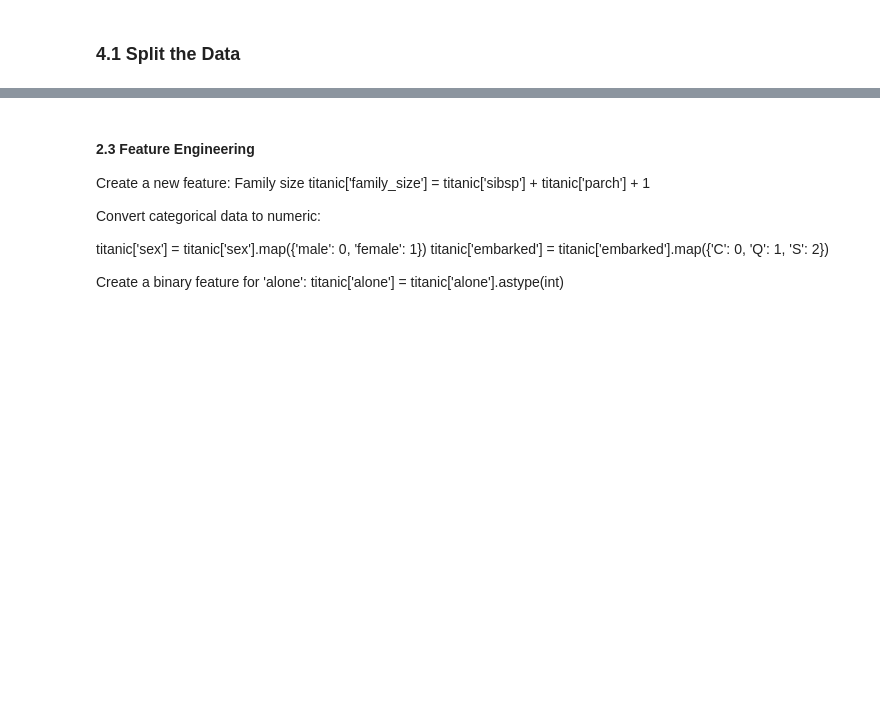
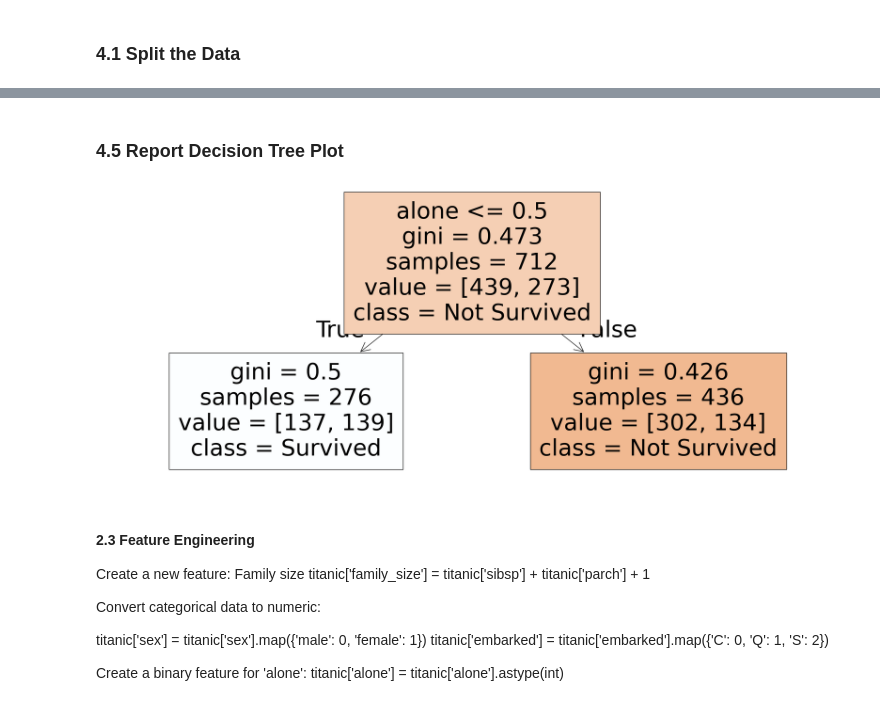
Before and after one commit to ericmeyer1/applied-ml-eric, a Jupyter notebook: lab03/ml03_eric.ipynb, the cells around one changed output, grey strips where cells are left out. Drawn from its saved outputs; the diff is of its cells as text; code cells hidden in the pictures; blank space fills up the shorter version.

```diff
--- a/lab03/ml03_eric.ipynb
+++ b/lab03/ml03_eric.ipynb
@@ -162,27 +102,0 @@ plt.show()
-# %%
-# Set a stylish Seaborn theme
-sns.set_style("whitegrid")
-
-# Create a countplot with better aesthetics
-plt.figure(figsize=(8, 5))
-ax = sns.countplot(
-    x="class", hue="survived", data=data_frame,
-    palette="coolwarm",
-    edgecolor="black", linewidth=1.5
-)
-
-# Add labels and title with styling
-plt.title('Class Distribution by Survival', fontsize=14, fontweight="bold")
-plt.xlabel('Passenger Class', fontsize=12)
-plt.ylabel('Count', fontsize=12)
-
-# Customize legend for clarity
-legend_labels = ['Did Not Survive', 'Survived']
-plt.legend(title="Survival", labels=legend_labels, fontsize=10)
-
-# Improve layout readability
-plt.xticks(fontsize=10)
-plt.yticks(fontsize=10)
-sns.despine()
-
-plt.show()
@@ -227,3 +154,13 @@ For example, when doing 'df[col].method(value, inplace=True)', try using 'df.met
+# %% [markdown]
+### 4.5 Report Decision Tree Plot
+# %%
+# Plot the decision tree
+fig = plt.figure(figsize=(25,10))
+plot_tree(tree_model, feature_names=X.columns, class_names=['Not Survived', 'Survived'], filled=True)
+plt.show()
+fig.savefig("decision_tree_titanic.png")
+# %% [output]
+[figure, added]
 # %% [markdown]
 #### 2.3 Feature Engineering
 
```
Also changed, not shown: parts of 16 cells of this notebook, 1 other file.
